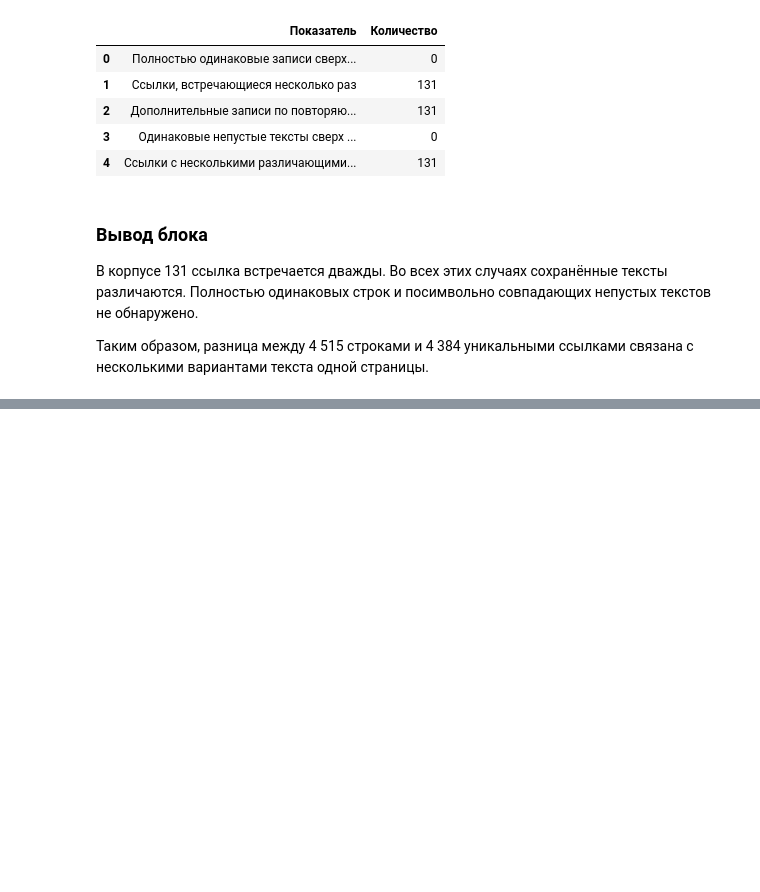
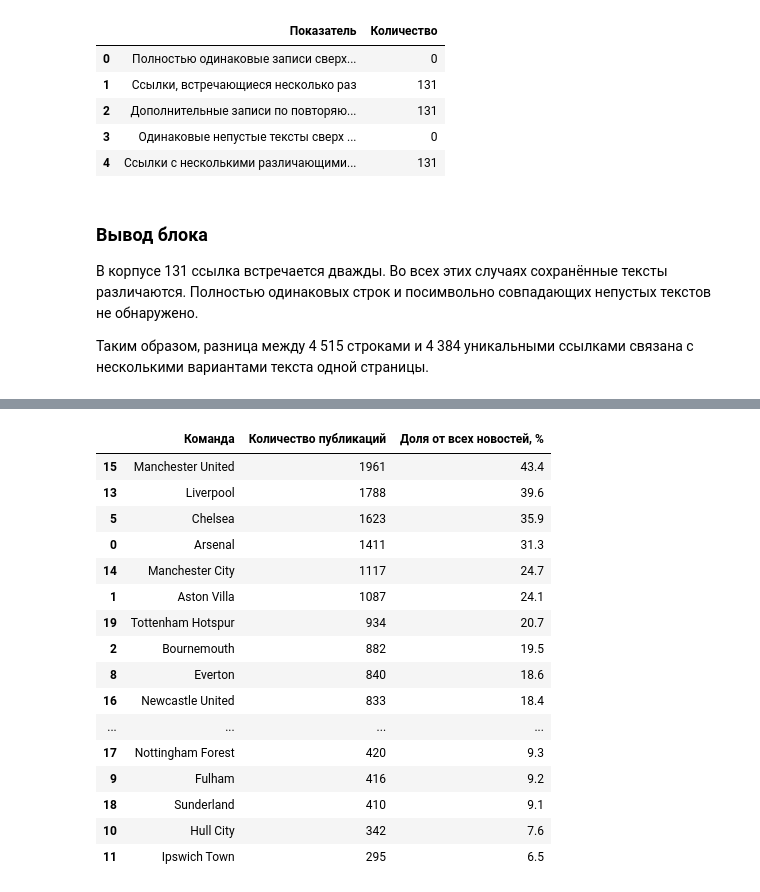
Before and after one commit to Zianielir/ai-betting-assistant, a Jupyter notebook: EDA/Final_EDA.ipynb, the cells around one changed output, grey strips where cells are left out. Cells and saved outputs as stored; diff of their text form; code cells hidden in the pictures; blank space fills up the shorter version.

```diff
--- a/EDA/Final_EDA.ipynb
+++ b/EDA/Final_EDA.ipynb
@@ -1140,0 +1199,62 @@ display(duplicate_summary)
+# %%
+import re
+
+# Ищем названия в заголовке и тексте.
+texts = (
+    news["title"].fillna("")
+    + "\n"
+    + news["text"].fillna("")
+)
+
+team_mentions = pd.DataFrame(index=news.index)
+
+for team, aliases in team_aliases.items():
+    pattern = (
+        r"(?<!\w)(?:"
+        + "|".join(re.escape(alias) for alias in aliases)
+        + r")(?!\w)"
+    )
+
+    team_mentions[team] = texts.str.contains(
+        pattern,
+        case=False,
+        regex=True,
+        na=False,
+    )
+
+# Все публикации корпуса: одна запись на уникальную ссылку.
+total_news = len(news)
+
+team_coverage = pd.DataFrame({
+    "Команда": team_mentions.columns,
+    "Количество публикаций": team_mentions.sum().to_numpy(),
+})
+
+team_coverage["Доля от всех новостей, %"] = (
+    team_coverage["Количество публикаций"] / total_news * 100
+).round(1)
+
+team_coverage = team_coverage.sort_values(
+    "Количество публикаций",
+    ascending=False,
+)
+
+display(team_coverage)
+# %% [output]
+|  | Команда | Количество публикаций | Доля от всех новостей, % |
+| 15 | Manchester United | 1961 | 43.4 |
+| 13 | Liverpool | 1788 | 39.6 |
+| 5 | Chelsea | 1623 | 35.9 |
+| 0 | Arsenal | 1411 | 31.3 |
+| 14 | Manchester City | 1117 | 24.7 |
+| 1 | Aston Villa | 1087 | 24.1 |
+| 19 | Tottenham Hotspur | 934 | 20.7 |
+| 2 | Bournemouth | 882 | 19.5 |
+| 8 | Everton | 840 | 18.6 |
+| 16 | Newcastle United | 833 | 18.4 |
+| ... | ... | ... | ... |
+| 17 | Nottingham Forest | 420 | 9.3 |
+| 9 | Fulham | 416 | 9.2 |
+| 18 | Sunderland | 410 | 9.1 |
+| 10 | Hull City | 342 | 7.6 |
+| 11 | Ipswich Town | 295 | 6.5 |
```
Also changed, not shown: parts of 6 cells of this notebook.
